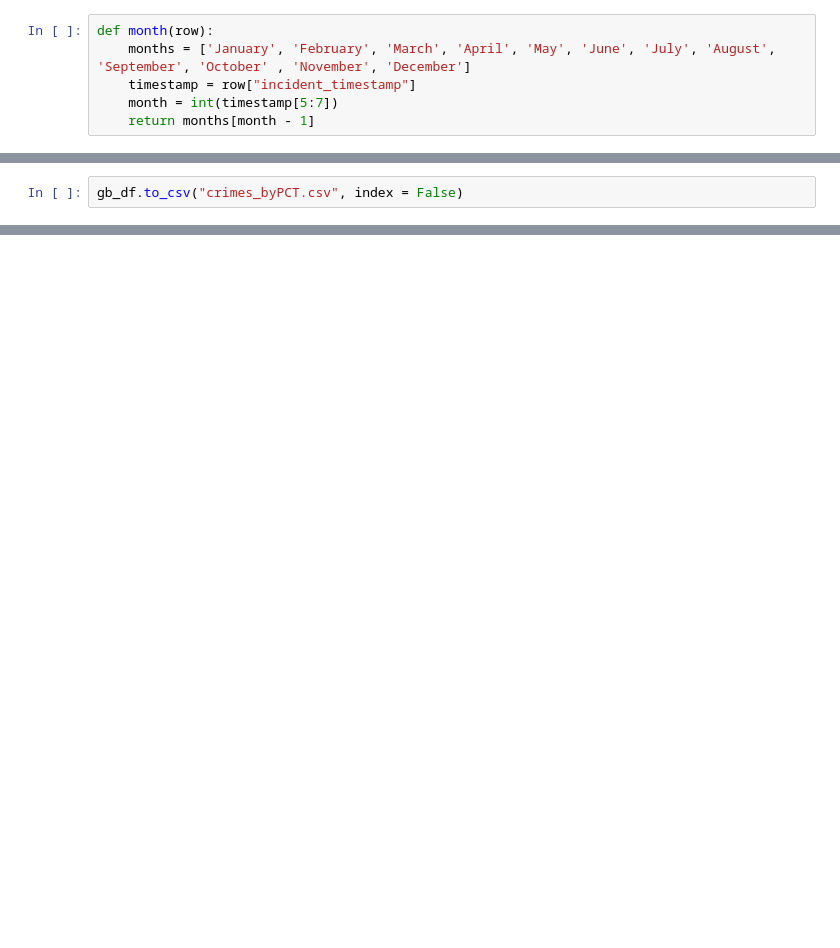
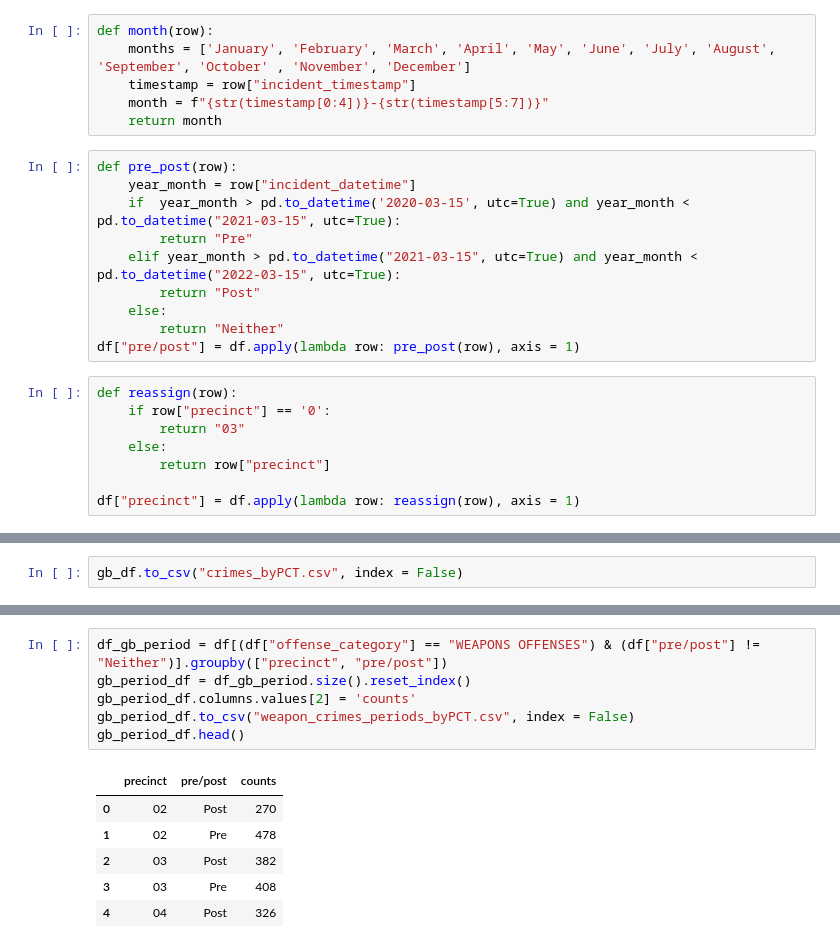
Before and after one commit to anavarrete-uc/CAPP30239_FA22, a Jupyter notebook: data/data_cleaning.ipynb, the cells around one changed output, grey strips where cells are left out. Drawn from its saved outputs; the diff is of its cells as text; blank space fills up the shorter version.

```diff
--- a/data/data_cleaning.ipynb
+++ b/data/data_cleaning.ipynb
@@ -48,6 +41,24 @@ Index(['X', 'Y', 'crime_id', 'report_number', 'address', 'offense_description',
 def month(row):
     months = ['January', 'February', 'March', 'April', 'May', 'June', 'July', 'August', 'September', 'October' , 'November', 'December']
     timestamp = row["incident_timestamp"]
-    month = int(timestamp[5:7])
-    return months[month - 1]
+    month = f"{str(timestamp[0:4])}-{str(timestamp[5:7])}"
+    return month
+# %%
+def pre_post(row):
+    year_month = row["incident_datetime"]
+    if  year_month > pd.to_datetime('2020-03-15', utc=True) and year_month < pd.to_datetime("2021-03-15", utc=True):
+        return "Pre"
+    elif year_month > pd.to_datetime("2021-03-15", utc=True) and year_month < pd.to_datetime("2022-03-15", utc=True):
+        return "Post"
+    else:
+        return "Neither"
+df["pre/post"] = df.apply(lambda row: pre_post(row), axis = 1)
+# %%
+def reassign(row):
+    if row["precinct"] == '0':
+        return "03"
+    else:
+        return row["precinct"]
+
+df["precinct"] = df.apply(lambda row: reassign(row), axis = 1)
 # %%
@@ -61,0 +139,13 @@ gb_df.to_csv("crimes_byPCT.csv", index = False)
+# %%
+df_gb_period = df[(df["offense_category"] == "WEAPONS OFFENSES") & (df["pre/post"] != "Neither")].groupby(["precinct", "pre/post"])
+gb_period_df = df_gb_period.size().reset_index()
+gb_period_df.columns.values[2] = 'counts'
+gb_period_df.to_csv("weapon_crimes_periods_byPCT.csv", index = False)
+gb_period_df.head()
+# %% [output]
+|  | precinct | pre/post | counts |
+| 0 | 02 | Post | 270 |
+| 1 | 02 | Pre | 478 |
+| 2 | 03 | Post | 382 |
+| 3 | 03 | Pre | 408 |
+| 4 | 04 | Post | 326 |
```
Also changed, not shown: parts of 17 cells of this notebook, 19 other files.
